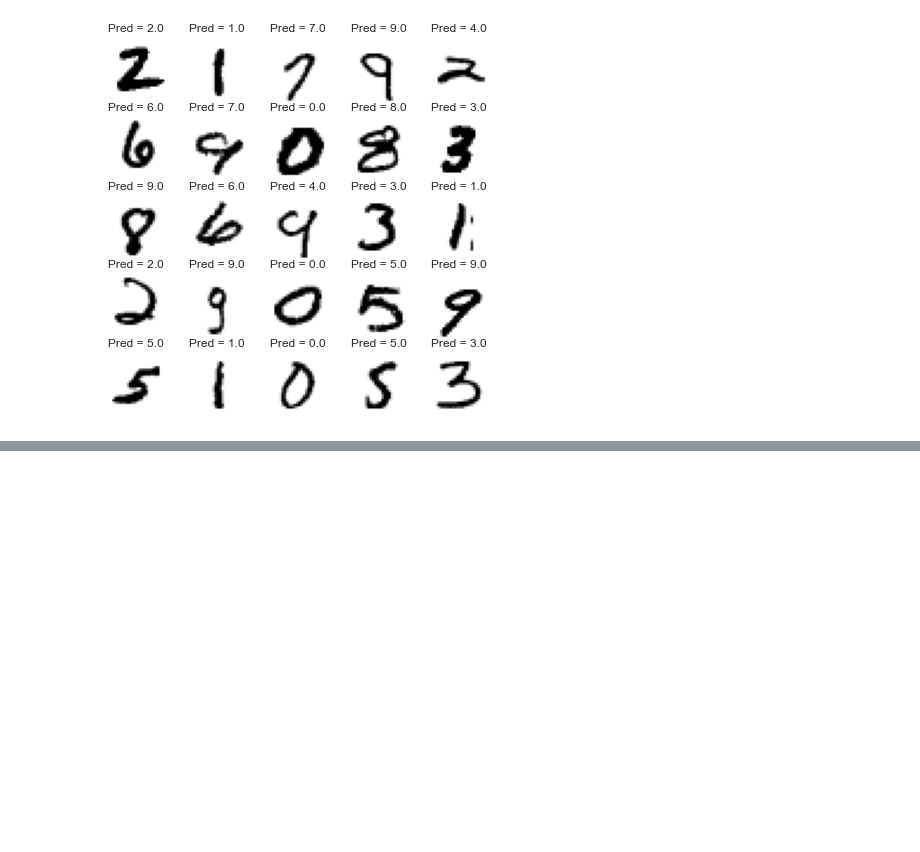
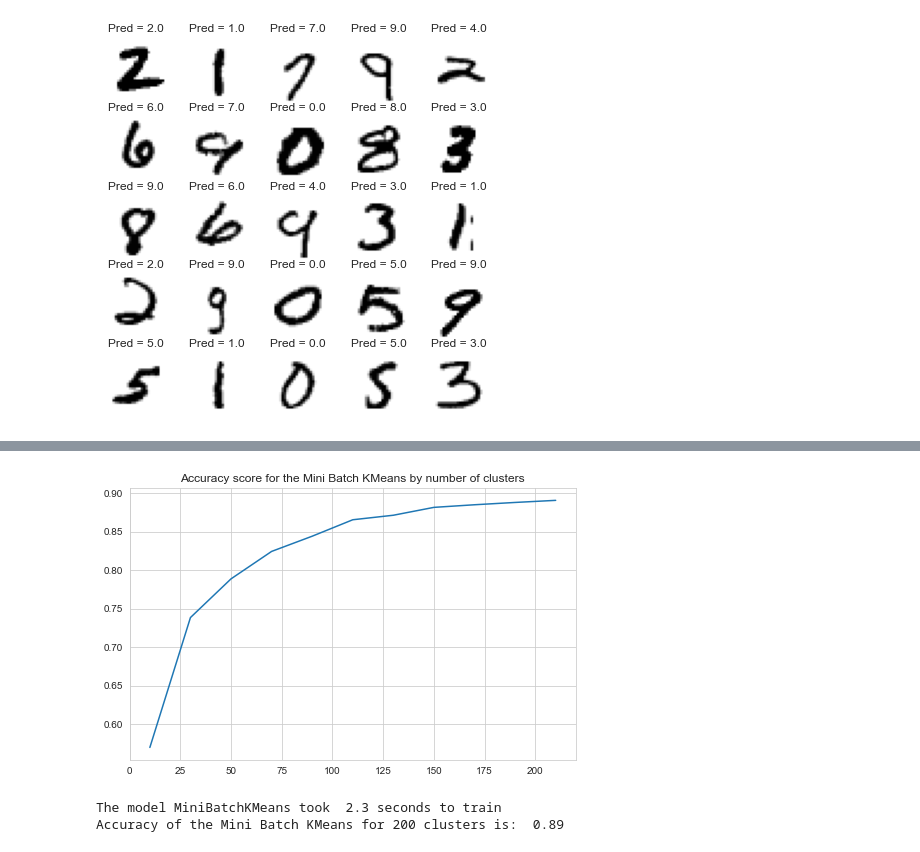
Before and after one commit to akhileshnair2024/MSDS_422_Module_6_Digit_Recognizer, a Jupyter notebook: Module_6_Digit_Indentifier.ipynb, the cells around one changed output, grey strips where cells are left out. Cells and saved outputs as stored; diff of their text form; code cells hidden in the pictures; blank space fills up the shorter version.

```diff
--- a/Module_6_Digit_Indentifier.ipynb
+++ b/Module_6_Digit_Indentifier.ipynb
@@ -537,0 +638,39 @@ def infer_data_labels(X_labels, cluster_labels):
+# %%
+fig, ax = plt.subplots(figsize = (8, 5))
+
+ax.plot(index,score_acc)
+ax.set_title('Accuracy score for the Mini Batch KMeans by number of clusters')
+plt.show()
+# %% [output]
+[figure, added]
+# %%
+#let's use number of clusters equal to 200.
+
+kmeans = MiniBatchKMeans(
+  n_clusters = 200
+  ,n_init = 'auto'
+  ,random_state=89
+)
+
+# Fit the model to the training data
+kmeans = fit_with_time(kmeans,X)
+
+#get key of the dictionary
+key = list(kmeans.keys())
+
+#correcting lables
+cluster_labels = infer_cluster_labels(kmeans[key[0]][0], y)
+
+#correcting model labels
+X_clusters = kmeans[key[0]][0].predict(X)
+
+#correcting the labels of the clusters
+cluster_labels = infer_cluster_labels(kmeans[key[0]][0], y)
+predicted_labels = infer_data_labels(X_clusters, cluster_labels)
+
+#measuring the accuracy
+accuracy = accuracy_score(predicted_labels,y)
+print(f"Accuracy of the Mini Batch KMeans for 200 clusters is: {accuracy: .2f}")
+# %% [output]
+The model MiniBatchKMeans took  2.3 seconds to train
+Accuracy of the Mini Batch KMeans for 200 clusters is:  0.89
```
Also changed, not shown: parts of 21 cells of this notebook.
